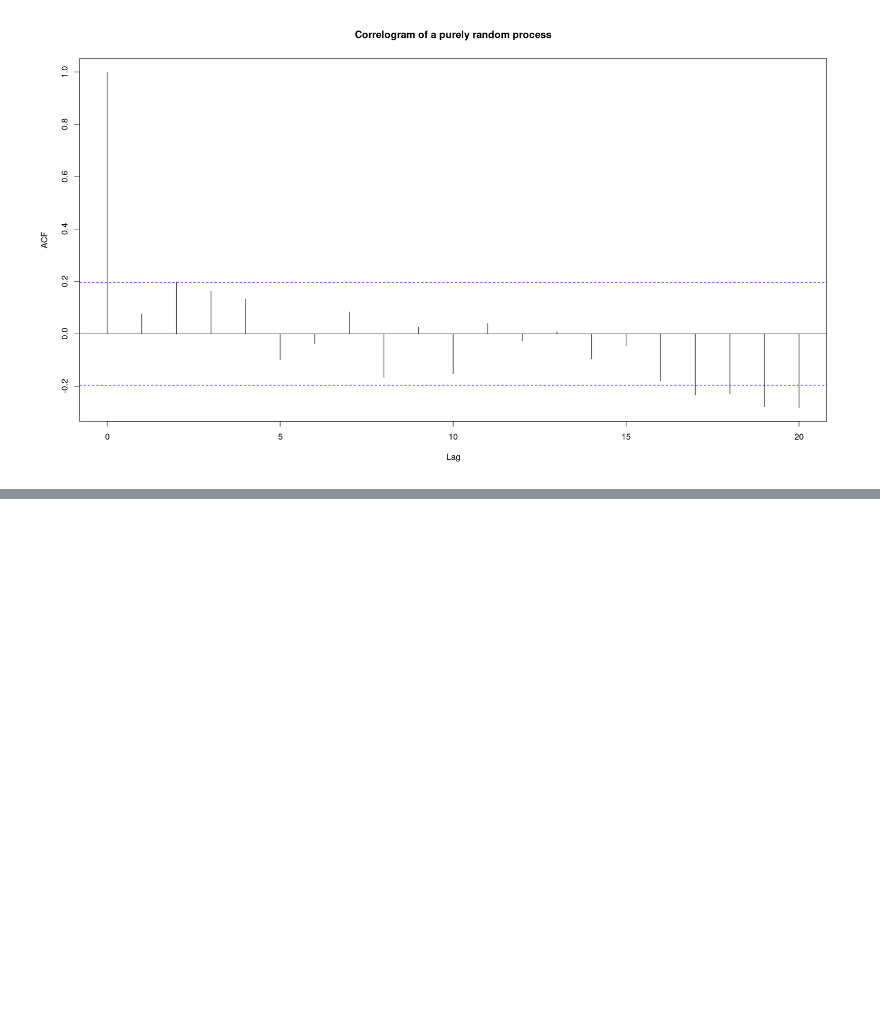
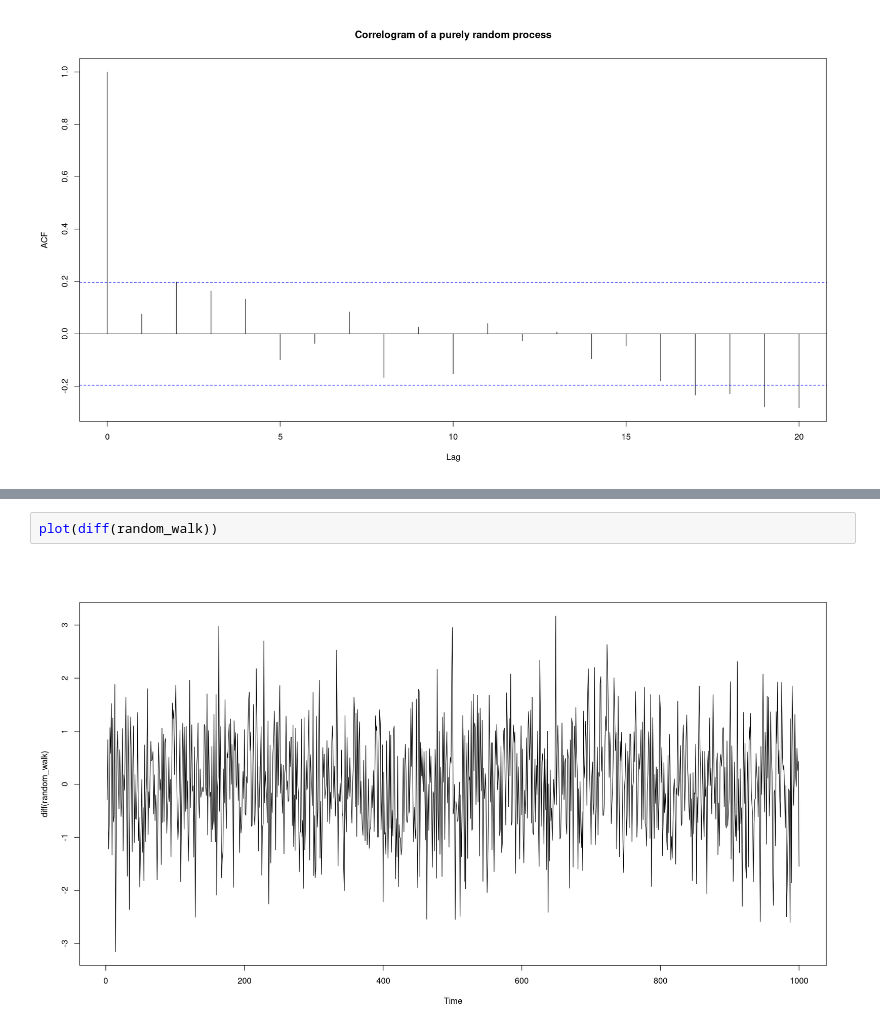
Before and after one commit to anilkunwar/coursera, a Jupyter notebook: SUNY_Practical_Time_Series_Analysis/Visualizing-Time-Series-and-Beginning-to Model-Time-Series.ipynb, the cells around one changed output, grey strips where cells are left out. Cells and saved outputs as stored; diff of their text form; blank space fills up the shorter version.

```diff
--- a/SUNY_Practical_Time_Series_Analysis/Visualizing-Time-Series-and-Beginning-to Model-Time-Series.ipynb
+++ b/SUNY_Practical_Time_Series_Analysis/Visualizing-Time-Series-and-Beginning-to Model-Time-Series.ipynb
@@ -307,0 +371,4 @@ Autocorrelations of series ‘purely_random_process’, by lag
+# %%
+plot(diff(random_walk))
+# %% [output]
+[figure, added]
```
Also changed, not shown: parts of 16 cells of this notebook, 1 other file.
